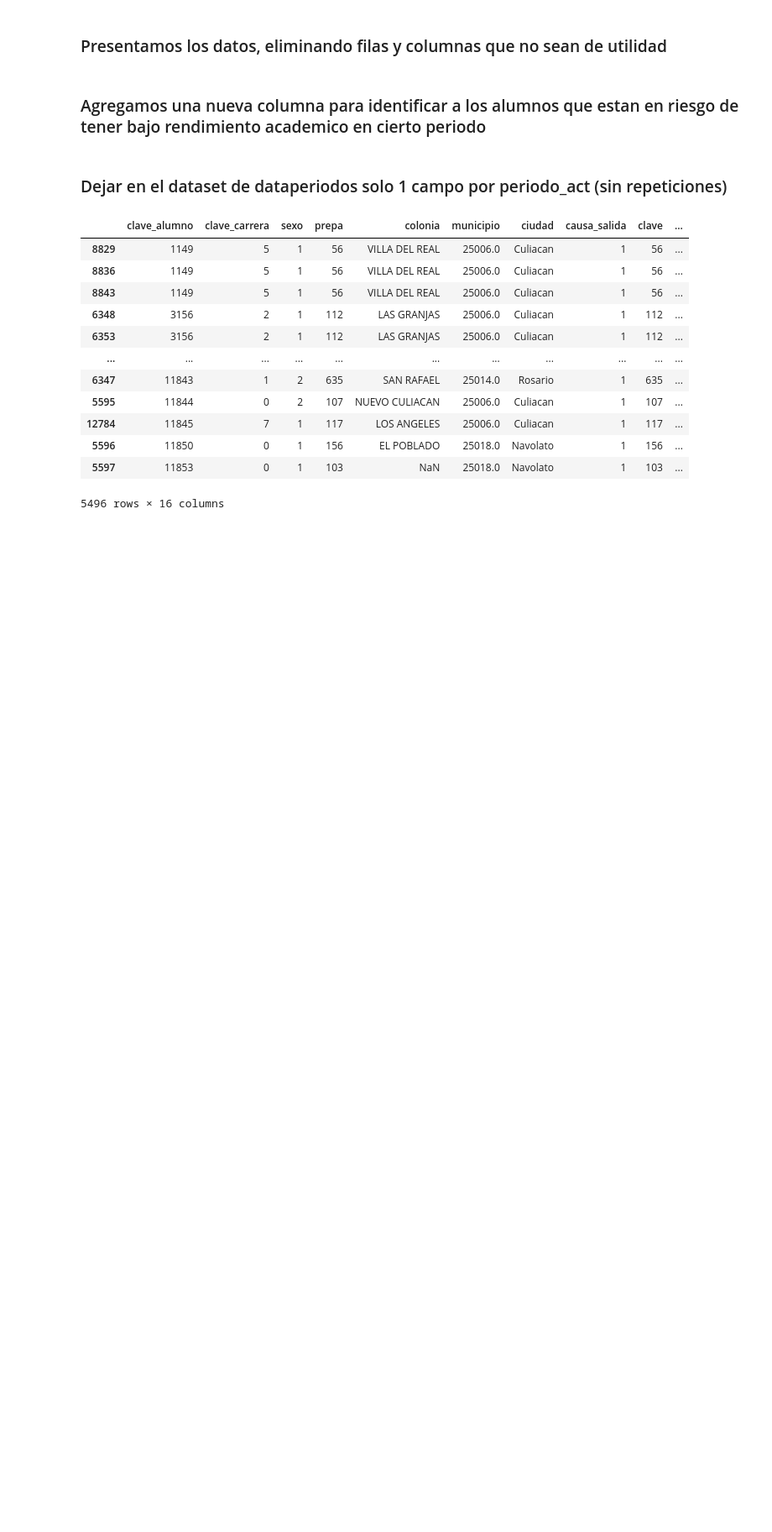
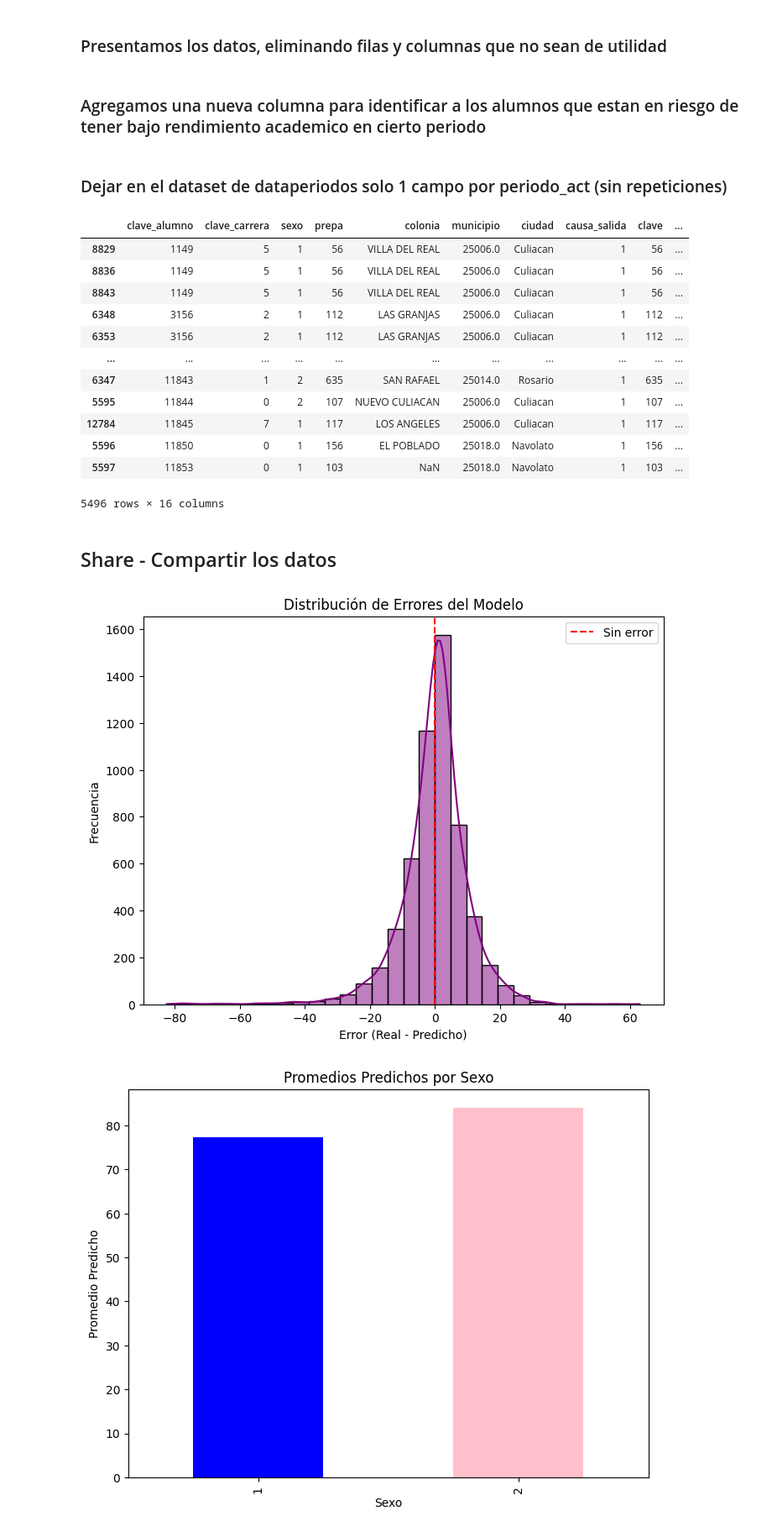
Before and after one commit to KingSplatt/Data-Analysis, a Jupyter notebook: data-analysis.ipynb, the cells around one changed output. Shown: that part at 84% size. Drawn from its saved outputs; the diff is of its cells as text; code cells hidden in the pictures; blank space fills up the shorter version.

```diff
--- a/data-analysis.ipynb
+++ b/data-analysis.ipynb
@@ -371,3 +367,66 @@ dataperiodos
 | 5596 | 11850 | 0 | 1 | 156 | EL POBLADO | 25018.0 | Navolato | 1 | 156 | ... |
 | 5597 | 11853 | 0 | 1 | 103 | NaN | 25018.0 | Navolato | 1 | 103 | ... |
 5496 rows × 16 columns
+# %% [markdown]
+## Share - Compartir los datos
+# %%
+from sklearn.model_selection import cross_val_score
+from sklearn.metrics import mean_absolute_error
+y_real = dataperiodos['promedio']
+y_pred = dataperiodos['promedioxperiodo']
+# Grafico de distribución
+# Calcular errores
+errores = y_real - y_pred
+plt.figure(figsize=(8, 6))
+sns.histplot(errores, kde=True, color='purple', bins=30)
+plt.axvline(x=0, color='red', linestyle='--', label='Sin error')
+plt.xlabel('Error (Real - Predicho)')
+plt.ylabel('Frecuencia')
+plt.title('Distribución de Errores del Modelo')
+plt.legend()
+plt.show()
+#Grafico de barras
+# Promedio por sexo
+promedio_por_sexo = dataperiodos.groupby('sexo')['promedioxperiodo'].mean()
+# Promedio por municipio
+promedio_por_municipio = dataperiodos.groupby('ciudad')['promedioxperiodo'].mean()
+plt.figure(figsize=(8, 6))
+promedio_por_sexo.plot(kind='bar', color=['blue', 'pink'])
+plt.xlabel('Sexo')
+plt.ylabel('Promedio Predicho')
+plt.title('Promedios Predichos por Sexo')
+plt.show()
+#Grafico de barras de promedio por municipio
+plt.figure(figsize=(10, 6))
+promedio_por_municipio.plot(kind='bar', color='green')
+plt.xlabel('Municipio')
+plt.ylabel('Promedio Predicho')
+plt.title('Promedios Predichos por Municipio')
+plt.xticks(rotation=45)
+plt.show()
+#Grafico de barras de promedio por periodo
+promedio_periodos = dataperiodos.groupby('periodo_act')['promedioxperiodo'].mean().reset_index()
+plt.figure(figsize=(10, 6))
+sns.barplot(
+    x='periodo_act',
+    y='promedioxperiodo',
+    data=promedio_periodos,
+)
+# Agregar los valores encima de las barras
+for index, row in promedio_periodos.iterrows():
+    plt.text(
+        x=index,
+        y=row['promedioxperiodo'] + 0.5,  # Ajustar la posición vertical
+        s=f"{row['promedioxperiodo']:.2f}",  # Mostrar con 2 decimales
+        ha='center',
+        fontsize=10,
+        color='black'
+    )
+plt.xlabel('Periodo')
+plt.ylabel('Promedio')
+plt.title('Promedio por Periodo')
+plt.xticks(rotation=0)
+plt.show()
+# %% [output]
+[figure, added]
+[figure, added]
```
Also changed, not shown: parts of 5 cells of this notebook.
